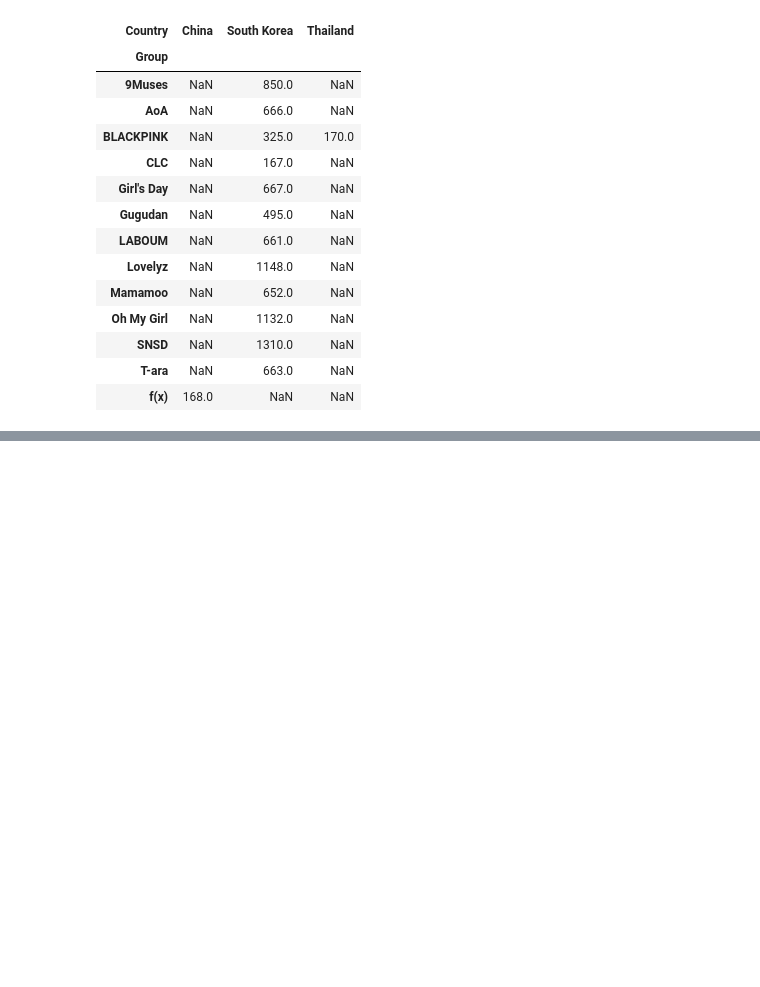
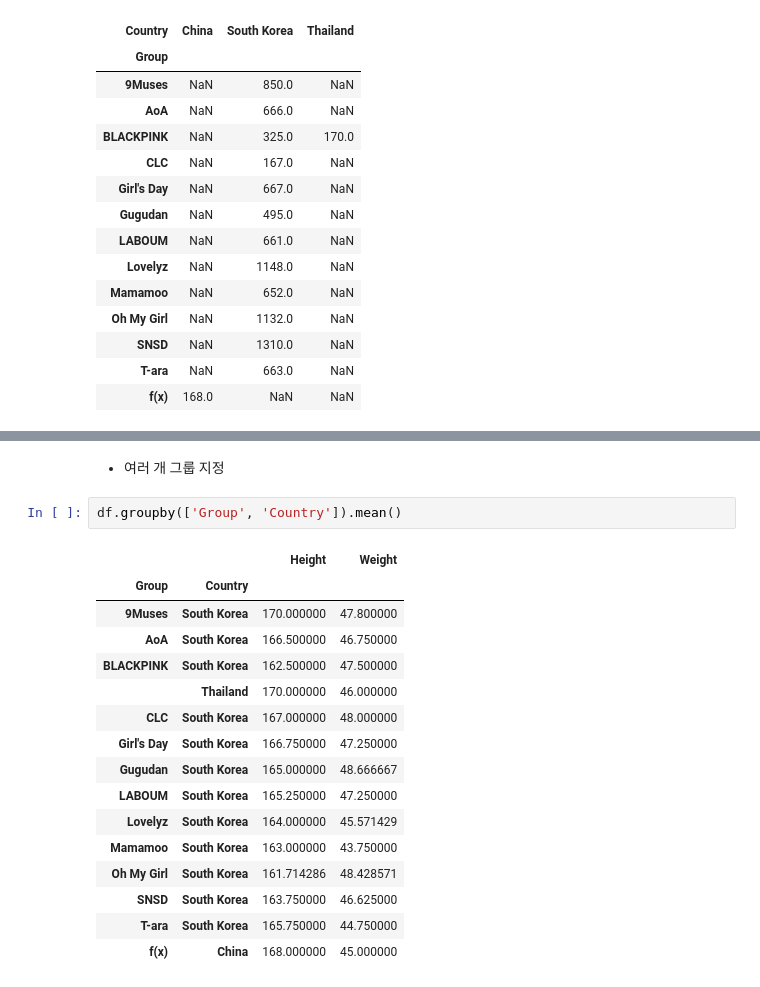
Before and after one commit to sleeptiger/Abc-project, a Jupyter notebook: pandas정리L.ipynb, the cells around one changed output, grey strips where cells are left out. Drawn from its saved outputs; the diff is of its cells as text; blank space fills up the shorter version.

```diff
--- a/pandas정리L.ipynb
+++ b/pandas정리L.ipynb
@@ -390,0 +463,21 @@ SyntaxError: ignored
+# %% [markdown]
+- 여러 개 그룹 지정
+# %%
+df.groupby(['Group', 'Country']).mean()
+# %% [output]
+|  |  | Height | Weight |
+| Group | Country |  |  |
+| 9Muses | South Korea | 170.000000 | 47.800000 |
+| AoA | South Korea | 166.500000 | 46.750000 |
+| BLACKPINK | South Korea | 162.500000 | 47.500000 |
+|  | Thailand | 170.000000 | 46.000000 |
+| CLC | South Korea | 167.000000 | 48.000000 |
+| Girl's Day | South Korea | 166.750000 | 47.250000 |
+| Gugudan | South Korea | 165.000000 | 48.666667 |
+| LABOUM | South Korea | 165.250000 | 47.250000 |
+| Lovelyz | South Korea | 164.000000 | 45.571429 |
+| Mamamoo | South Korea | 163.000000 | 43.750000 |
+| Oh My Girl | South Korea | 161.714286 | 48.428571 |
+| SNSD | South Korea | 163.750000 | 46.625000 |
+| T-ara | South Korea | 165.750000 | 44.750000 |
+| f(x) | China | 168.000000 | 45.000000 |
```
Also changed, not shown: parts of 13 cells of this notebook.
